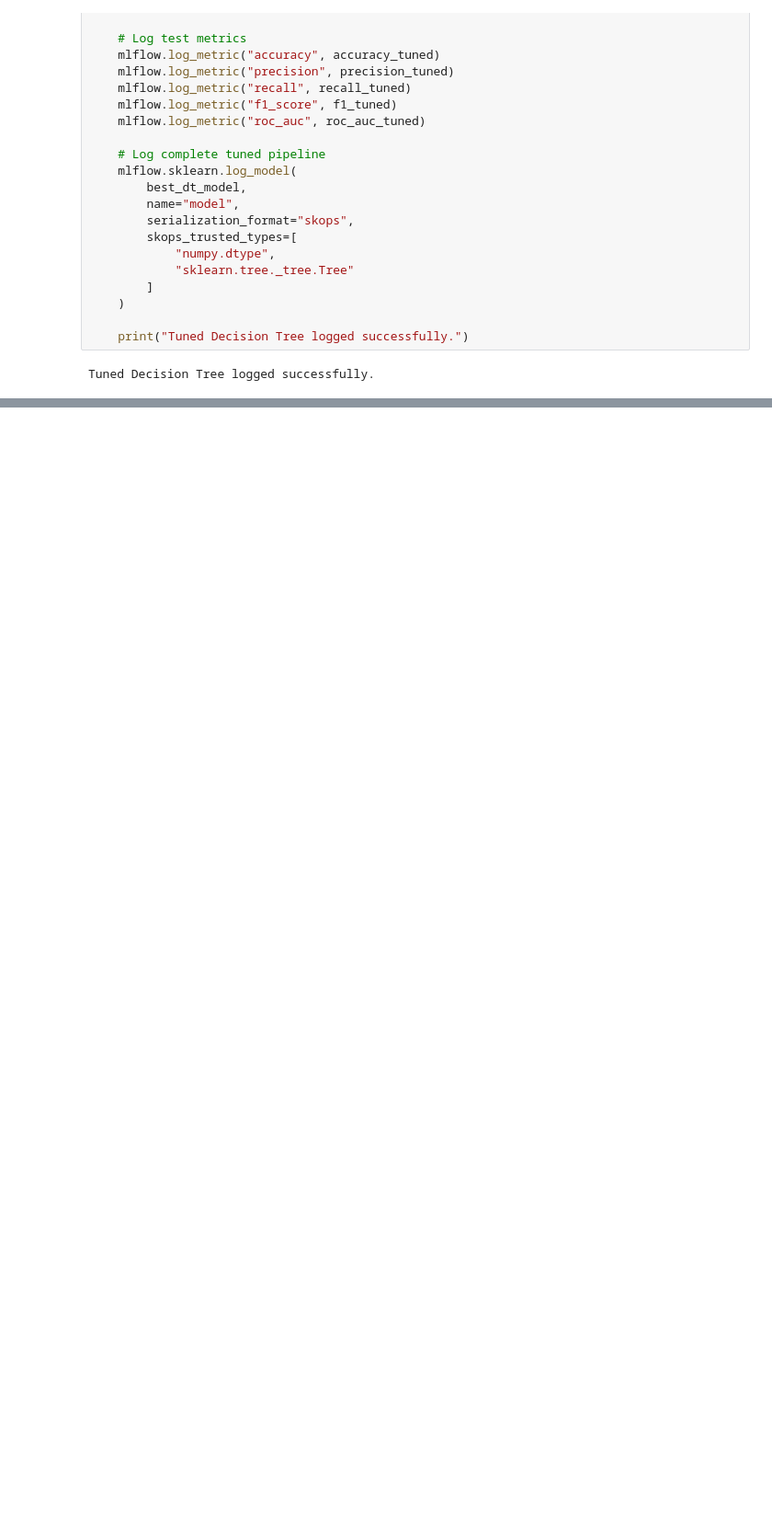
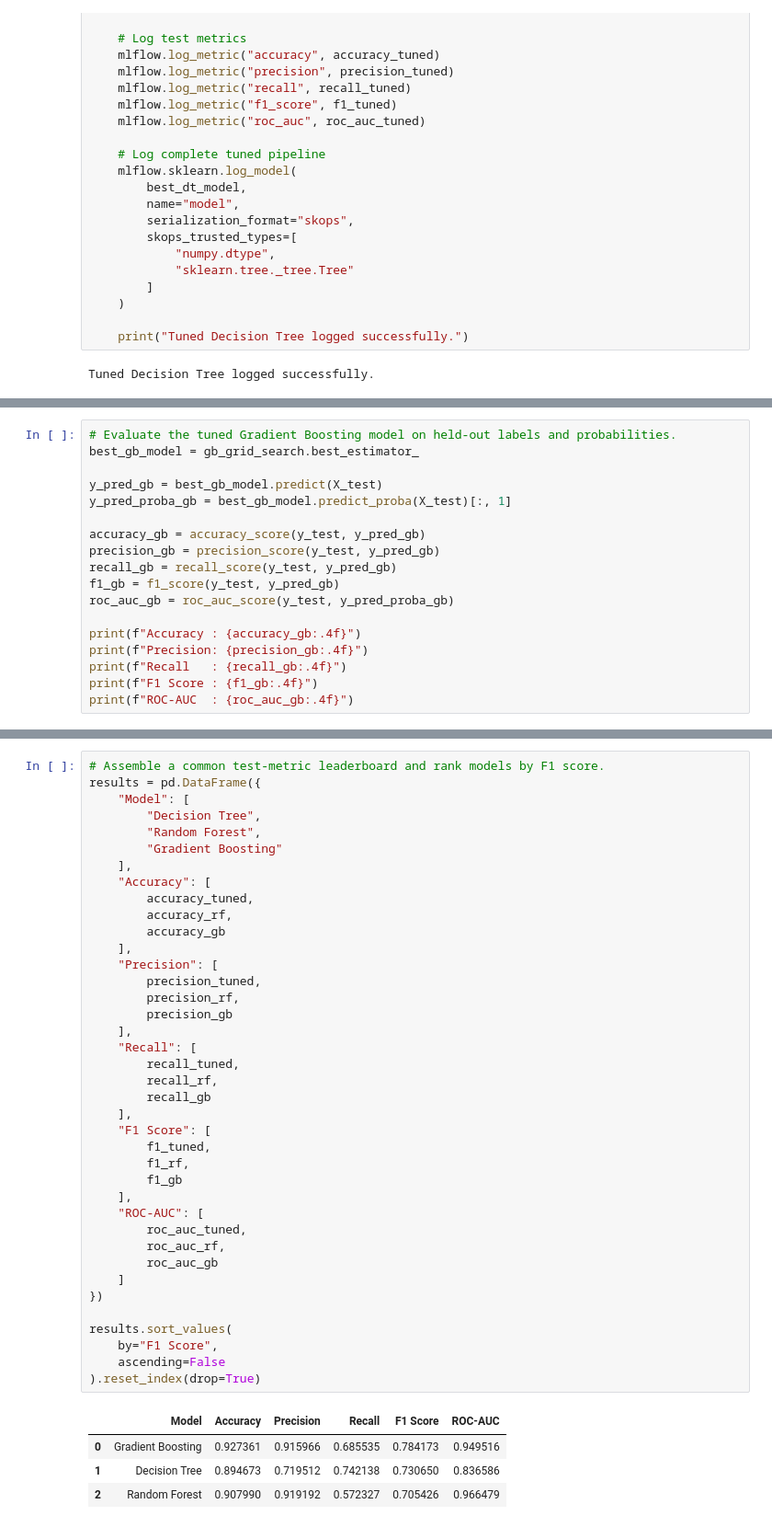
Before and after one commit to timayabi2020/wellness_tourism_mlops, a Jupyter notebook: notebooks/02_model_experimentation.ipynb, the cells around one changed output, grey strips where cells are left out. Shown at 92% size. Cells and saved outputs as stored; diff of their text form; blank space fills up the shorter version.

```diff
--- a/notebooks/02_model_experimentation.ipynb
+++ b/notebooks/02_model_experimentation.ipynb
@@ -468,0 +684,18 @@ dt_param_grid = {
+# %%
+# Evaluate the tuned Gradient Boosting model on held-out labels and probabilities.
+best_gb_model = gb_grid_search.best_estimator_
+
+y_pred_gb = best_gb_model.predict(X_test)
+y_pred_proba_gb = best_gb_model.predict_proba(X_test)[:, 1]
+
+accuracy_gb = accuracy_score(y_test, y_pred_gb)
+precision_gb = precision_score(y_test, y_pred_gb)
+recall_gb = recall_score(y_test, y_pred_gb)
+f1_gb = f1_score(y_test, y_pred_gb)
+roc_auc_gb = roc_auc_score(y_test, y_pred_proba_gb)
+
+print(f"Accuracy : {accuracy_gb:.4f}")
+print(f"Precision: {precision_gb:.4f}")
+print(f"Recall   : {recall_gb:.4f}")
+print(f"F1 Score : {f1_gb:.4f}")
+print(f"ROC-AUC  : {roc_auc_gb:.4f}")
@@ -468,0 +757,44 @@ dt_param_grid = {
+# %%
+# Assemble a common test-metric leaderboard and rank models by F1 score.
+results = pd.DataFrame({
+    "Model": [
+        "Decision Tree",
+        "Random Forest",
+        "Gradient Boosting"
+    ],
+    "Accuracy": [
+        accuracy_tuned,
+        accuracy_rf,
+        accuracy_gb
+    ],
+    "Precision": [
+        precision_tuned,
+        precision_rf,
+        precision_gb
+    ],
+    "Recall": [
+        recall_tuned,
+        recall_rf,
+        recall_gb
+    ],
+    "F1 Score": [
+        f1_tuned,
+        f1_rf,
+        f1_gb
+    ],
+    "ROC-AUC": [
+        roc_auc_tuned,
+        roc_auc_rf,
+        roc_auc_gb
+    ]
+})
+
+results.sort_values(
+    by="F1 Score",
+    ascending=False
+).reset_index(drop=True)
+# %% [output]
+|  | Model | Accuracy | Precision | Recall | F1 Score | ROC-AUC |
+| 0 | Gradient Boosting | 0.927361 | 0.915966 | 0.685535 | 0.784173 | 0.949516 |
+| 1 | Decision Tree | 0.894673 | 0.719512 | 0.742138 | 0.730650 | 0.836586 |
+| 2 | Random Forest | 0.907990 | 0.919192 | 0.572327 | 0.705426 | 0.966479 |
```
Also changed, not shown: parts of 35 cells of this notebook.
